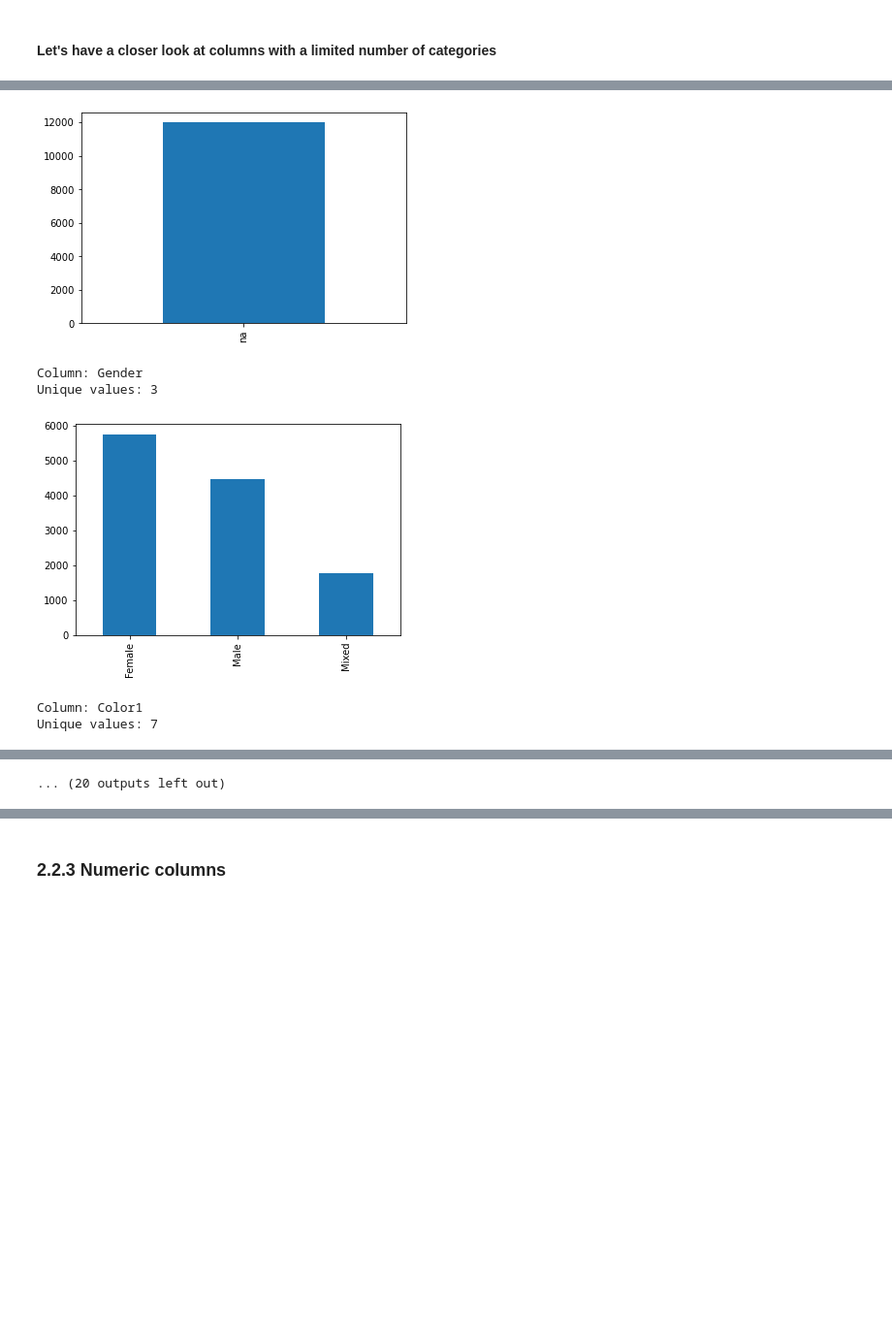
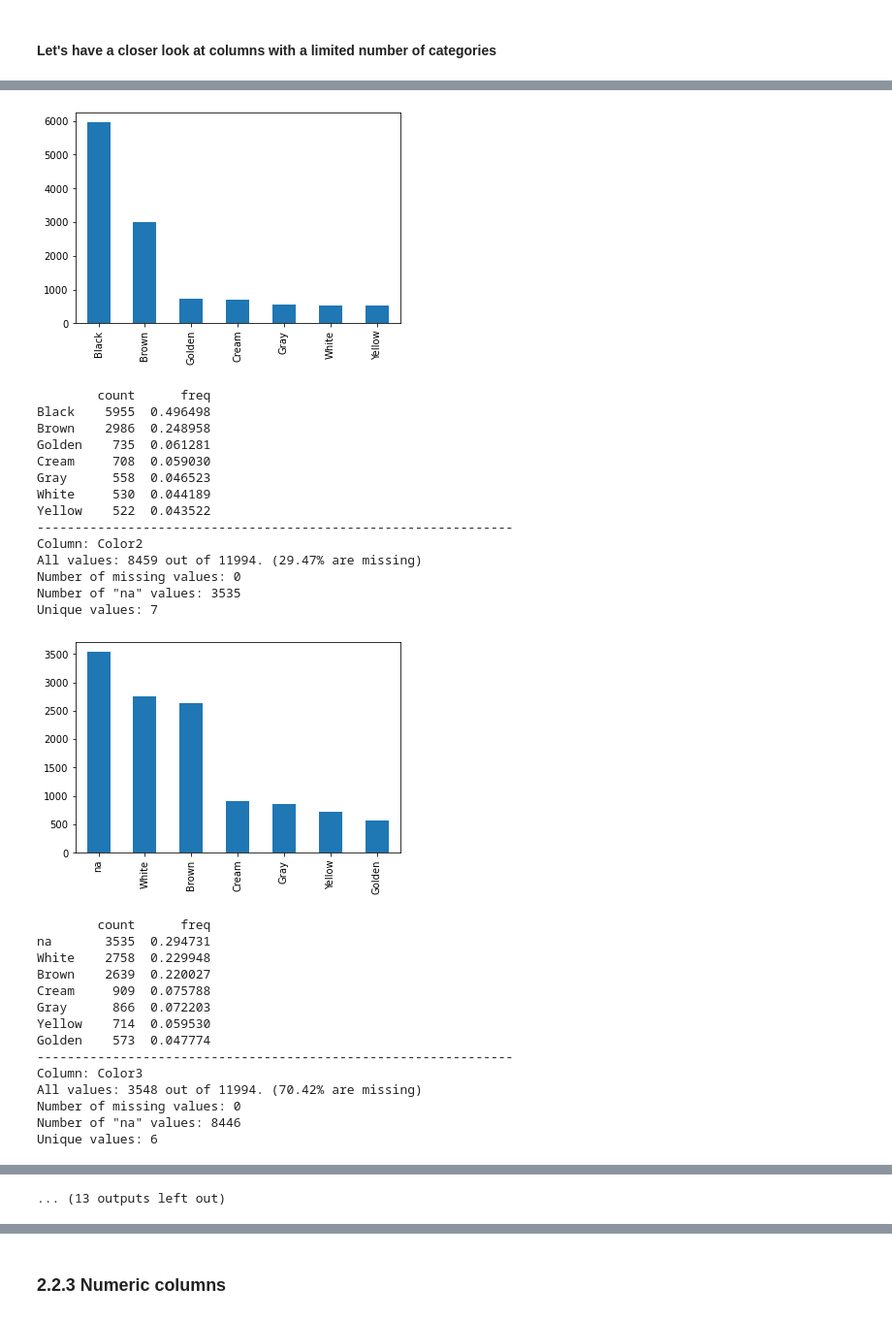
Before and after one commit to dawidjwisniewski/pet_adoption, a Jupyter notebook: project.ipynb, the cells around one changed output, grey strips where cells are left out. Shown at 97% size. Drawn from its saved outputs; the diff is of its cells as text; code cells hidden in the pictures; blank space fills up the shorter version.

Commit message:
started data exploration - 15% done

```diff
--- a/project.ipynb
+++ b/project.ipynb
@@ -1159,8 +1191,17 @@ for column in non_numeric_columns:
     number_of_unique_categories = len(X_train[column].unique())
     if number_of_unique_categories < many_categories:
         print(f'Column: {column}')
-        print(f'Unique values: {len(X_train[column].unique())}')
+        all_values=X_train[column]
+        nan_values = X_train[column].isna().sum()
+        na_values = (X_train[column]=="na").sum()
+        all_missing = nan_values + na_values
+        print(f'All values: {total_rows - all_missing} out of {total_rows}. ({all_missing/total_rows:.2%} are missing)')
+        print(f'Number of missing values: {nan_values}')
+        print(f'Number of "na" values: {na_values}')
+        print(f'Unique values: {number_of_unique_categories}')
         X_train[column].value_counts().plot.bar()
         plt.show()
+        print(pd.DataFrame({'count': X_train[column].value_counts(), 'freq': X_train[column].value_counts(normalize=True)}).head(20))
+        print('---------------------------------------------------------------')
 # %% [output]
 Column: Type
@@ -1177,6 +1242,30 @@ Unique values: 1
-[figure, old version]
+[figure, new version]
-Column: Gender
-Unique values: 3
+        count      freq
+Black    5955  0.496498
+Brown    2986  0.248958
+Golden    735  0.061281
+Cream     708  0.059030
+Gray      558  0.046523
+White     530  0.044189
+Yellow    522  0.043522
+---------------------------------------------------------------
+Column: Color2
+All values: 8459 out of 11994. (29.47% are missing)
+Number of missing values: 0
+Number of "na" values: 3535
+Unique values: 7
-[figure, old version]
+[figure, new version]
-Column: Color1
-Unique values: 7
+        count      freq
+na       3535  0.294731
+White    2758  0.229948
+Brown    2639  0.220027
+Cream     909  0.075788
+Gray      866  0.072203
+Yellow    714  0.059530
+Golden    573  0.047774
+---------------------------------------------------------------
+Column: Color3
+All values: 3548 out of 11994. (70.42% are missing)
+Number of missing values: 0
+Number of "na" values: 8446
+Unique values: 6
@@ -1184 +1273 @@ Unique values: 7
-... (20 outputs left out)
+... (13 outputs left out)
```
Also changed, not shown: parts of 30 cells of this notebook.
